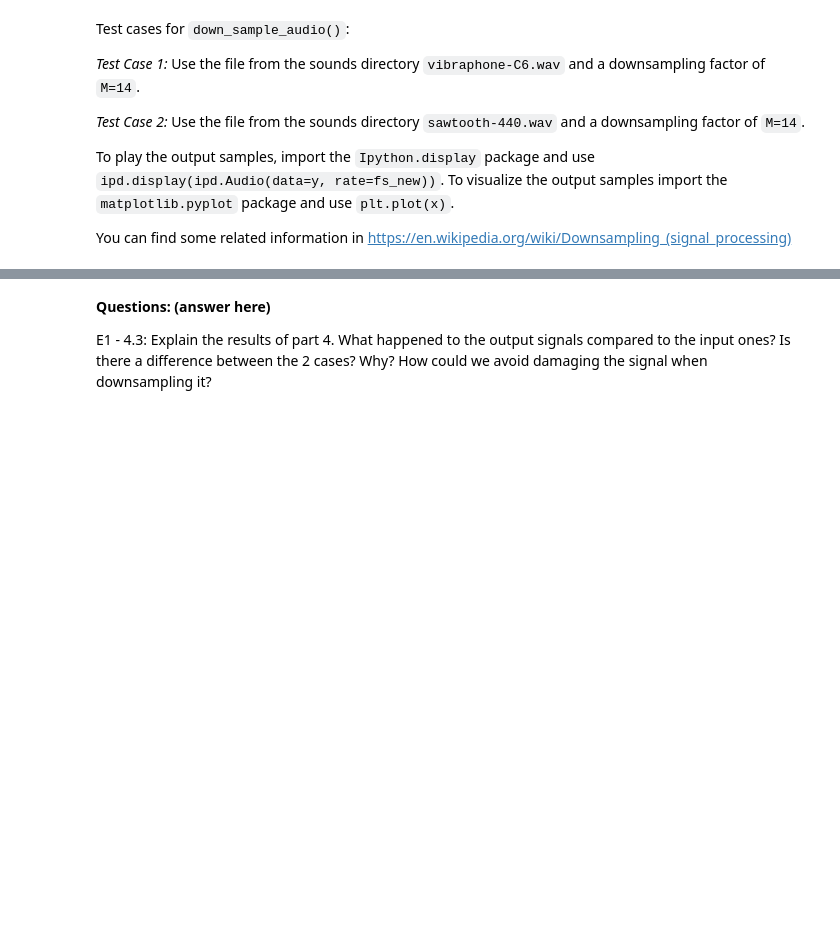
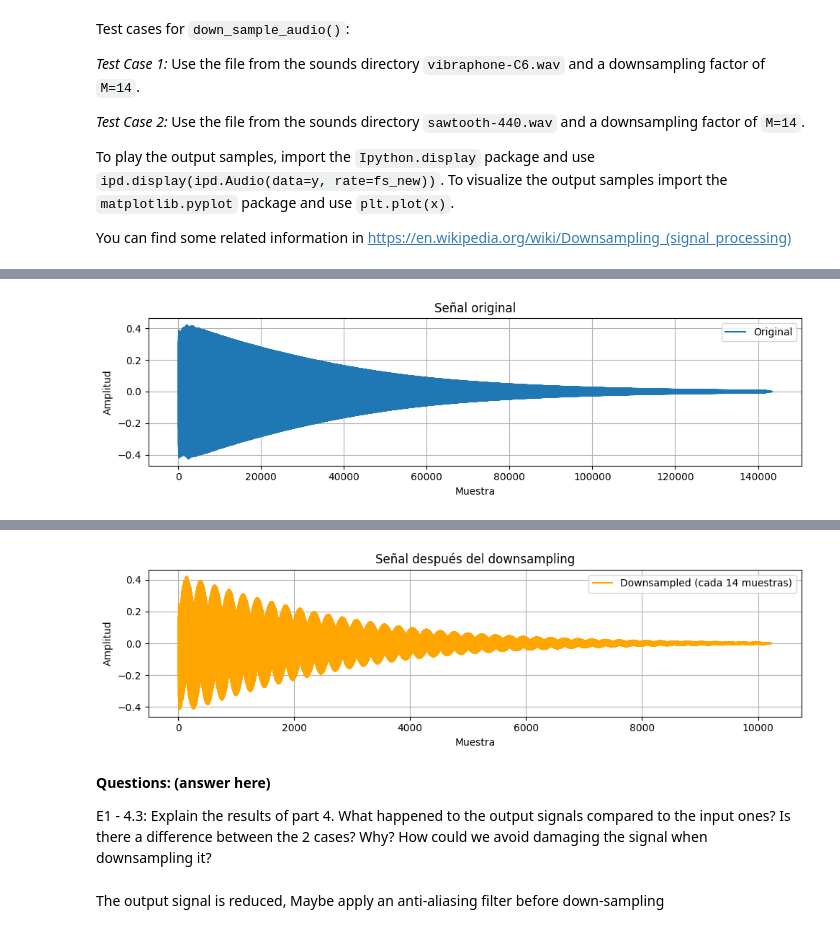
Before and after one commit to AndresHurtado001/sms-tools-materials, a Jupyter notebook: exercises/E1-Python-and-sounds.ipynb, the cells around one changed output, grey strips where cells are left out. Saved outputs shown, nothing was run; the diff lists cells and outputs as text; code cells hidden in the pictures; blank space fills up the shorter version.

```diff
--- a/exercises/E1-Python-and-sounds.ipynb
+++ b/exercises/E1-Python-and-sounds.ipynb
@@ -182,6 +182,10 @@ def down_sample_audio(input_file, M):
                and new sampling rate (int), like: (x, fs, y, fs_new)
     """
     ### Your code here
+    fs, x = wavread(input_file)
+    y = hop_samples(x,M)
+    fs_new = fs//M
+    return x, fs, y, fs_new
 # %% [markdown]
 Test cases for `down_sample_audio()`:
 
@@ -202,0 +202,43 @@ import matplotlib.pyplot as plt
+# %%
+import matplotlib.pyplot as plt
+import IPython.display as ipd
+from smstools.models.utilFunctions import wavread
+
+# Tu función ya debe estar definida:
+# down_sample_audio(input_file, M)
+
+# --- CASO 1 ---
+input_file = 'sms-tools-materials/sounds/vibraphone-C6.wav'
+M = 14
+
+# Downsampling
+x1, fs1, y1, fs_new1 = down_sample_audio(input_file, M)
+
+# Mostrar audio original
+ipd.display(ipd.Audio(data=x1, rate=fs1))
+
+# Graficar audio original
+plt.figure(figsize=(10, 3))
+plt.plot(x1, label='Original')
+plt.title("Señal original")
+plt.xlabel("Muestra")
+plt.ylabel("Amplitud")
+plt.grid(True)
+plt.legend()
+plt.tight_layout()
+plt.show()
+
+# Mostrar audio downsampleado
+ipd.display(ipd.Audio(data=y1, rate=fs_new1))
+
+# Graficar audio downsampleado
+plt.figure(figsize=(10, 3))
+plt.plot(y1, label=f'Downsampled (cada {M} muestras)', color='orange')
+plt.title("Señal después del downsampling")
+plt.xlabel("Muestra")
+plt.ylabel("Amplitud")
+plt.grid(True)
+plt.legend()
+plt.tight_layout()
+plt.show()
+# %% [output]
@@ -202,0 +246 @@ import matplotlib.pyplot as plt
+[figure, added]
@@ -203,4 +248,7 @@ import matplotlib.pyplot as plt
+[figure, added]
 # %% [markdown]
 **Questions: (answer here)**
 
  E1 - 4.3: Explain the results of part 4. What happened to the output signals compared to the input ones? Is there a difference between the 2 cases? Why? How could we avoid damaging the signal when downsampling it?
+# %% [markdown]
+The output signal is reduced, Maybe apply an anti-aliasing filter before down-sampling
```
Also changed, not shown: parts of 2 cells of this notebook.
